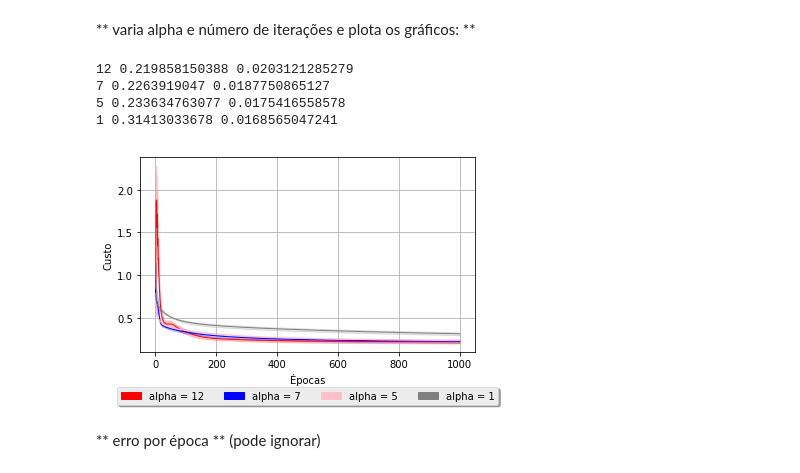
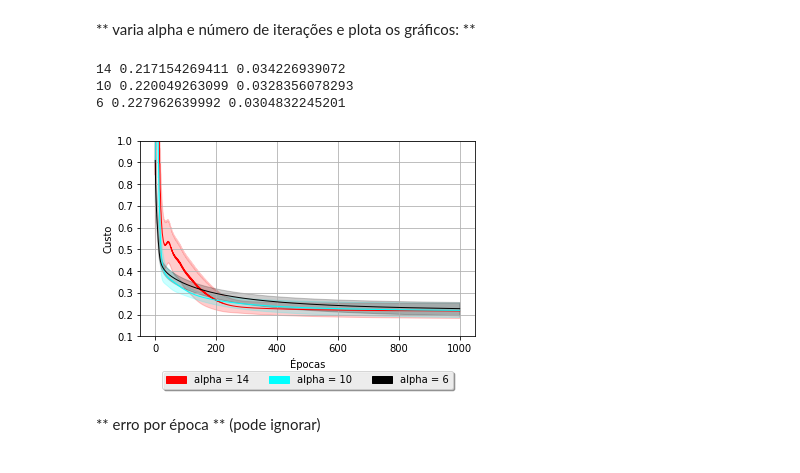
Before and after one commit to ak-lucas/trabalho1-IA, a Jupyter notebook: experimentos.ipynb, the cells around one changed output. Drawn from its saved outputs; the diff is of its cells as text; code cells hidden in the pictures.

```diff
--- a/experimentos.ipynb
+++ b/experimentos.ipynb
@@ -31,10 +32,10 @@ X,Y = RLR.load_dataset('datasets/mnist.csv', header=True)
 # normaliza
 X_ =  DTS.dataset_scaling(X)
 
-alphas = [12, 7, 5, 1]
+alphas = [14, 10, 6]
 epochs = [1000]
 Lambda = 0
-colors = ['red', 'blue', 'pink', 'gray', 'yellow', 'green', 'black']
+colors = ['red', 'cyan', 'black', 'yellow', 'green', 'gray', 'darkblue']
 fold = 1
 errors = {}
 val_errors = {}
@@ -75,47 +76,45 @@ for train,val in MS.k_fold(X_, k=5, shuffle=True):
         #plt.show()
         plt.close(fig)
 
-
-
         fold += 1
 
 error = []
 val_error = []
 loss_ = []
 for k in ['1', '2', '3', '4','5']:
     error.append(errors[k])
     val_error.append(val_errors[k])
     loss_.append(loss[k])
 
 fig, ax = plt.subplots()
 for i,a in enumerate(alphas):
     mean = np.asarray(loss_).mean(axis=0)[i]
     stdeviation = np.asarray(loss_).std(axis=0)[i]
     print a, mean[-1], stdeviation[-1]
 
     ax.plot(range(epochs[0]+1), mean, color=colors[i], linewidth=1)
     ax.fill_between(range(epochs[0]+1), mean-stdeviation, mean+stdeviation , color=colors[i], linewidth=1, alpha=0.2)
 
 title = u'Curva de aprendizado média com #epocas = ' + str(e) + ' e $\lambda$ = ' + str(Lambda)
-#plt.ylim([0.1, 1.])
+plt.ylim([0.1, 1.])
 plt.xlabel(u'Épocas')
 plt.ylabel(u'Custo')
 
 box = ax.get_position()
 ax.set_position([box.x0, box.y0 + box.height * 0.1,
 box.width, box.height * 0.9])
 lgd = ax.legend(handles=legends[:], loc='upper center', bbox_to_anchor=(0.5, -0.15), fancybox=True, shadow=True, ncol=5)
 #plt.title(title)
 plt.grid(True)
 
-fig.savefig('media_std.png', bbox_extra_artists=(lgd,), bbox_inches='tight')
+fig.savefig('media_std_fino.png', bbox_extra_artists=(lgd,), bbox_inches='tight')
 plt.show()
+plt.close(fig)
 # %% [output]
-12 0.219858150388 0.0203121285279
-7 0.2263919047 0.0187750865127
-5 0.233634763077 0.0175416558578
-1 0.31413033678 0.0168565047241
+14 0.217154269411 0.034226939072
+10 0.220049263099 0.0328356078293
+6 0.227962639992 0.0304832245201
-[figure, old version]
+[figure, new version]
 # %% [markdown]
 ** erro por época ** (pode ignorar)
 # %%
```
Also changed, not shown: parts of 2 cells of this notebook.
